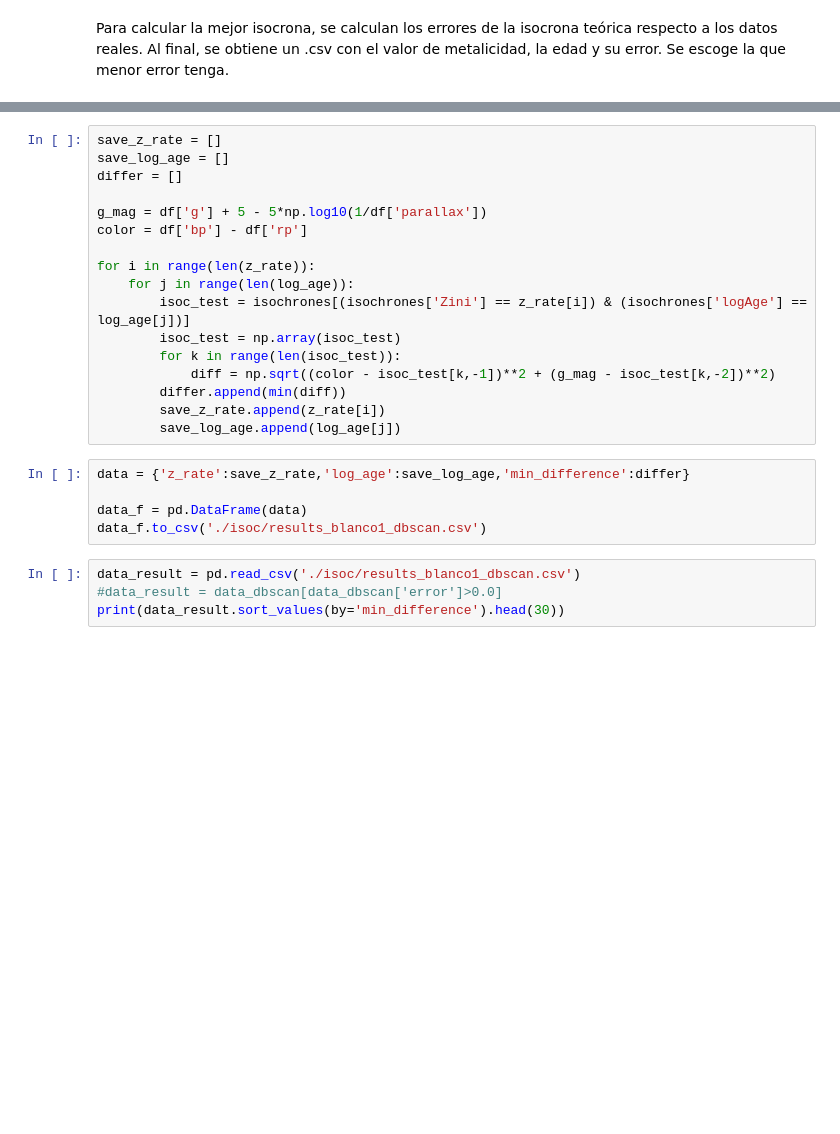
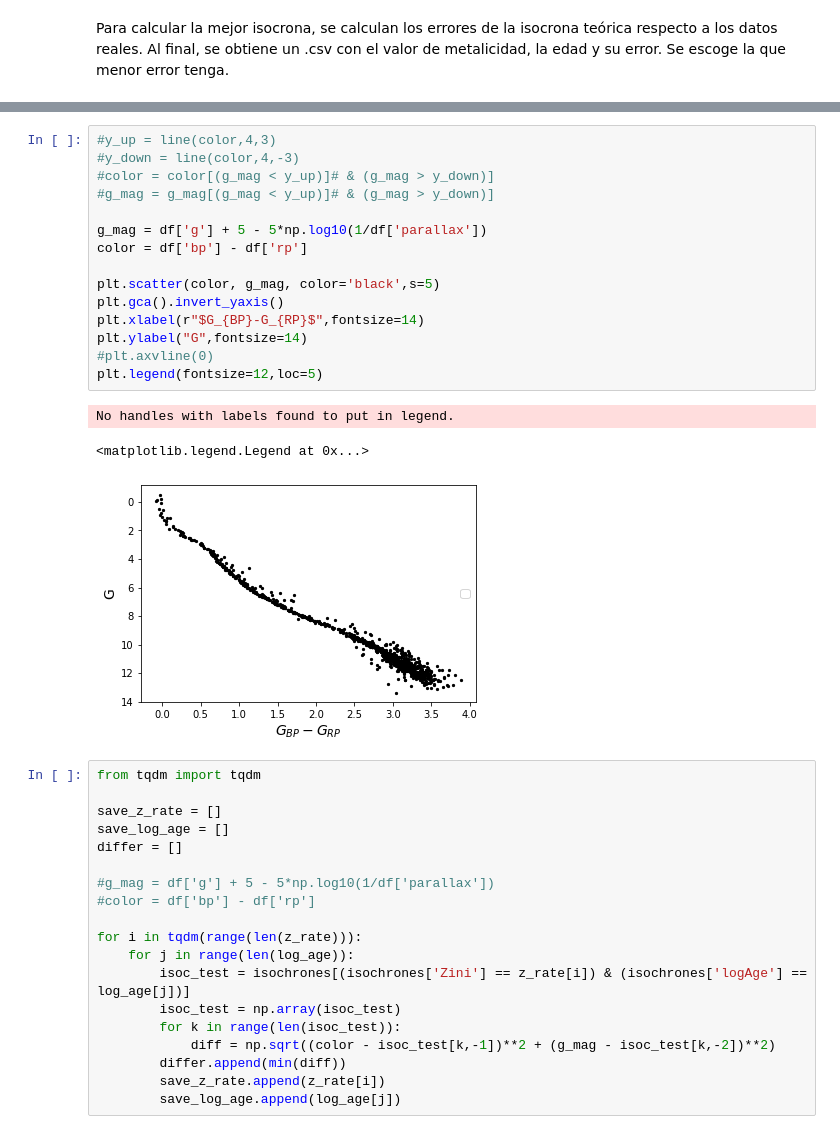
Before and after one commit to stevenalfonso/Isochrones, a Jupyter notebook: FitIsochrones.ipynb, the cells around one changed output, grey strips where cells are left out. Saved outputs shown, nothing was run; the diff lists cells and outputs as text; blank space fills up the shorter version.

```diff
--- a/FitIsochrones.ipynb
+++ b/FitIsochrones.ipynb
@@ -78,12 +118,33 @@ log_age = np.sort(isochrones['logAge'].unique())
+# %%
+#y_up = line(color,4,3)
+#y_down = line(color,4,-3)
+#color = color[(g_mag < y_up)]# & (g_mag > y_down)]
+#g_mag = g_mag[(g_mag < y_up)]# & (g_mag > y_down)]
+
+g_mag = df['g'] + 5 - 5*np.log10(1/df['parallax'])
+color = df['bp'] - df['rp']
+
+plt.scatter(color, g_mag, color='black',s=5)
+plt.gca().invert_yaxis()
+plt.xlabel(r"$G_{BP}-G_{RP}$",fontsize=14)
+plt.ylabel("G",fontsize=14)
+#plt.axvline(0)
+plt.legend(fontsize=12,loc=5)
+# %% [output]
+No handles with labels found to put in legend.
+<matplotlib.legend.Legend at 0x...>
+[figure, added]
 # %%
+from tqdm import tqdm
+
 save_z_rate = []
 save_log_age = []
 differ = []
 
-g_mag = df['g'] + 5 - 5*np.log10(1/df['parallax'])
-color = df['bp'] - df['rp']
+#g_mag = df['g'] + 5 - 5*np.log10(1/df['parallax'])
+#color = df['bp'] - df['rp']
 
-for i in range(len(z_rate)):
+for i in tqdm(range(len(z_rate))):
     for j in range(len(log_age)):
         isoc_test = isochrones[(isochrones['Zini'] == z_rate[i]) & (isochrones['logAge'] == log_age[j])]
         isoc_test = np.array(isoc_test)
@@ -92,12 +153,3 @@ for i in range(len(z_rate)):
         differ.append(min(diff))
         save_z_rate.append(z_rate[i])
         save_log_age.append(log_age[j])
-# %%
-data = {'z_rate':save_z_rate,'log_age':save_log_age,'min_difference':differ}
-
-data_f = pd.DataFrame(data)
-data_f.to_csv('./isoc/results_blanco1_dbscan.csv')
-# %%
-data_result = pd.read_csv('./isoc/results_blanco1_dbscan.csv')
-#data_result = data_dbscan[data_dbscan['error']>0.0]
-print(data_result.sort_values(by='min_difference').head(30))
```
Also changed, not shown: parts of 11 cells of this notebook.
